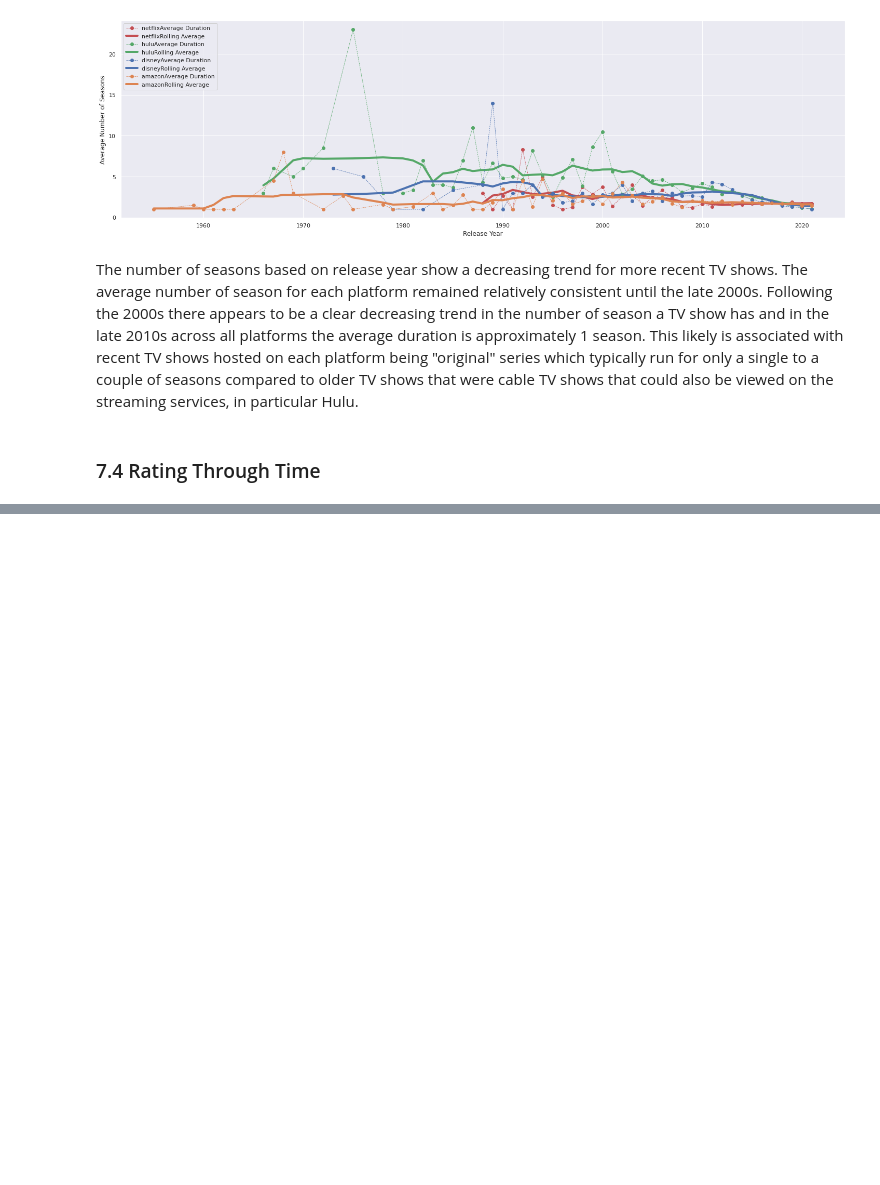
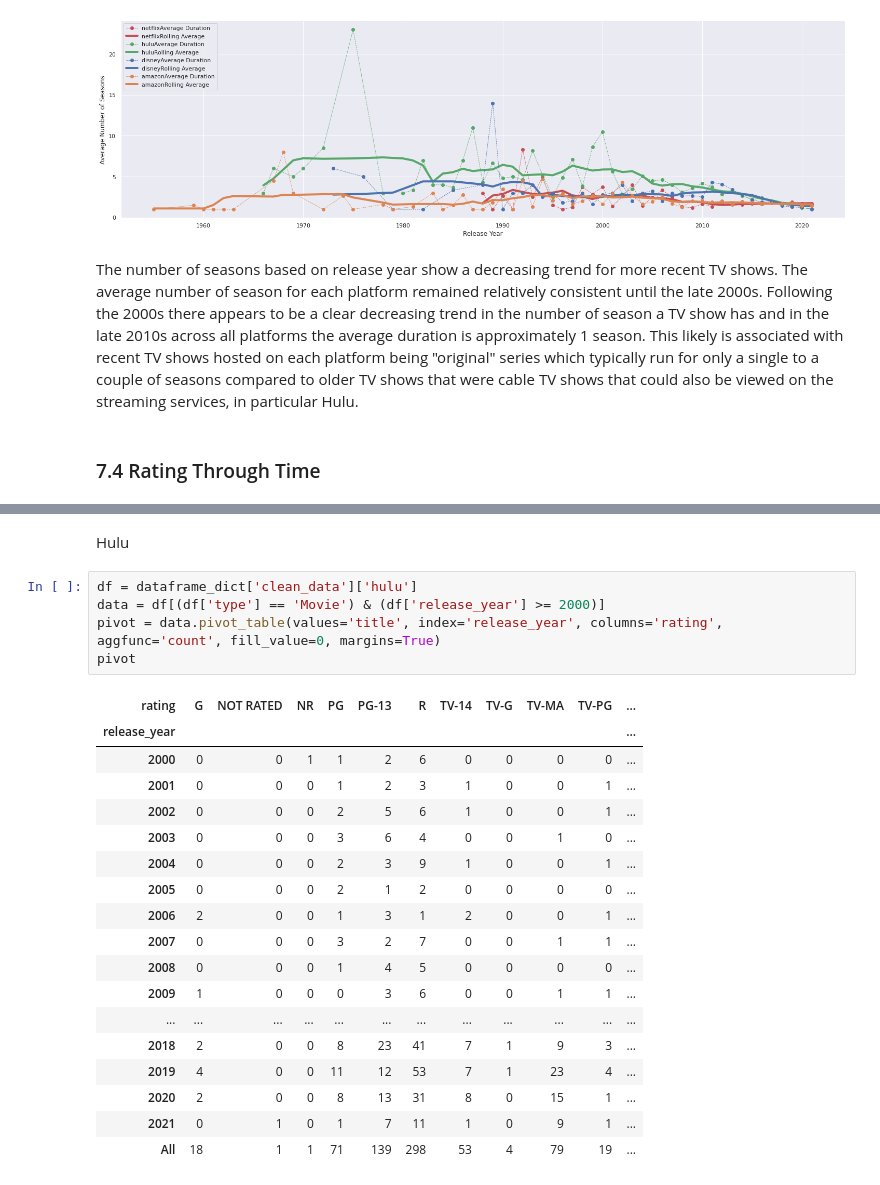
Before and after one commit to EMGuyant/streaming_service_analysis, a Jupyter notebook: streaming_services_analysis.ipynb, the cells around one changed output, grey strips where cells are left out. Drawn from its saved outputs; the diff is of its cells as text; blank space fills up the shorter version.

```diff
--- a/streaming_services_analysis.ipynb
+++ b/streaming_services_analysis.ipynb
@@ -583,0 +630,26 @@ The number of seasons based on release year show a decreasing trend for more rec
+# %% [markdown]
+Hulu
+# %%
+df = dataframe_dict['clean_data']['hulu']
+data = df[(df['type'] == 'Movie') & (df['release_year'] >= 2000)]
+pivot = data.pivot_table(values='title', index='release_year', columns='rating', aggfunc='count', fill_value=0, margins=True)
+pivot
+# %% [output]
+| rating | G | NOT RATED | NR | PG | PG-13 | R | TV-14 | TV-G | TV-MA | TV-PG | ... |
+| release_year |  |  |  |  |  |  |  |  |  |  | ... |
+| 2000 | 0 | 0 | 1 | 1 | 2 | 6 | 0 | 0 | 0 | 0 | ... |
+| 2001 | 0 | 0 | 0 | 1 | 2 | 3 | 1 | 0 | 0 | 1 | ... |
+| 2002 | 0 | 0 | 0 | 2 | 5 | 6 | 1 | 0 | 0 | 1 | ... |
+| 2003 | 0 | 0 | 0 | 3 | 6 | 4 | 0 | 0 | 1 | 0 | ... |
+| 2004 | 0 | 0 | 0 | 2 | 3 | 9 | 1 | 0 | 0 | 1 | ... |
+| 2005 | 0 | 0 | 0 | 2 | 1 | 2 | 0 | 0 | 0 | 0 | ... |
+| 2006 | 2 | 0 | 0 | 1 | 3 | 1 | 2 | 0 | 0 | 1 | ... |
+| 2007 | 0 | 0 | 0 | 3 | 2 | 7 | 0 | 0 | 1 | 1 | ... |
+| 2008 | 0 | 0 | 0 | 1 | 4 | 5 | 0 | 0 | 0 | 0 | ... |
+| 2009 | 1 | 0 | 0 | 0 | 3 | 6 | 0 | 0 | 1 | 1 | ... |
+| ... | ... | ... | ... | ... | ... | ... | ... | ... | ... | ... | ... |
+| 2018 | 2 | 0 | 0 | 8 | 23 | 41 | 7 | 1 | 9 | 3 | ... |
+| 2019 | 4 | 0 | 0 | 11 | 12 | 53 | 7 | 1 | 23 | 4 | ... |
+| 2020 | 2 | 0 | 0 | 8 | 13 | 31 | 8 | 0 | 15 | 1 | ... |
+| 2021 | 0 | 1 | 0 | 1 | 7 | 11 | 1 | 0 | 9 | 1 | ... |
+| All | 18 | 1 | 1 | 71 | 139 | 298 | 53 | 4 | 79 | 19 | ... |
```
Also changed, not shown: parts of 12 cells of this notebook.
